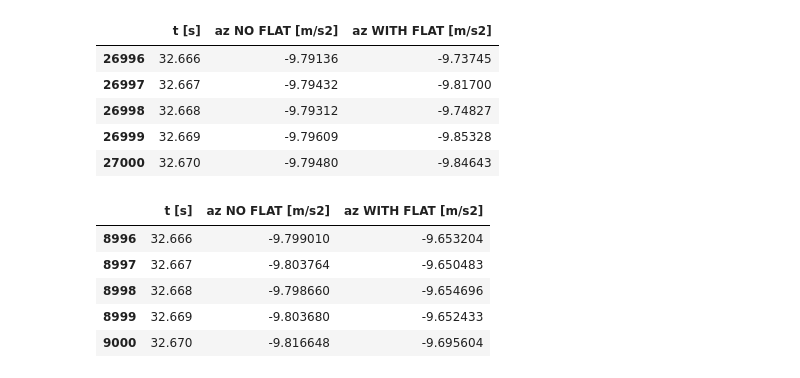
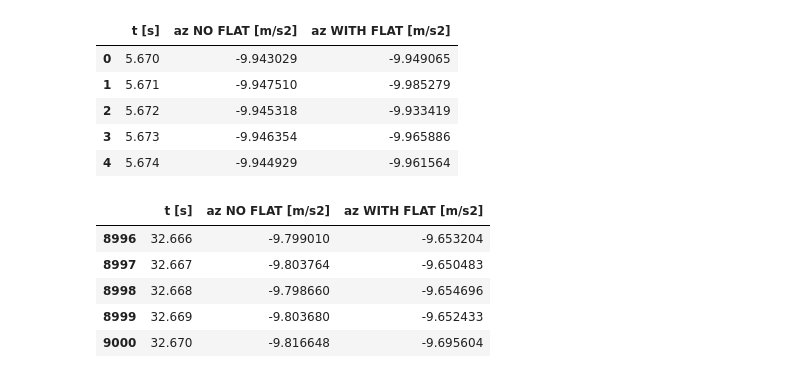
Before and after one commit to androdl96/FlatWheels, a Jupyter notebook: new_simulations.ipynb, the cells around one changed output. Drawn from its saved outputs; the diff is of its cells as text; code cells hidden in the pictures.

```diff
--- a/new_simulations.ipynb
+++ b/new_simulations.ipynb
@@ -6,18 +6,21 @@ from scipy import signal
 # %%
 wf_30_var2060=pd.read_csv("data/WF_L030_W1R_TI_High_VEL020_060_fs1000.csv")
 wf_60_cte20=pd.read_csv("data/WF_L060_W1R_TI_High_VEL020_fs1000.csv")
 wf_30_cte20=pd.read_csv("data/L030_TI_High_VEL020_fs1000.csv")
 
-WF_Sx=(wf_30_cte20,wf_60_cte20,wf_30_var2060)
+wf_30_var2060_27000 = wf_30_var2060.tail(27001)
+wf_30_var2060_27000.reset_index(drop=True, inplace=True)
 
-WF_Sx[0].tail()
+WF_Sx=(wf_30_cte20,wf_60_cte20,wf_30_var2060_27000)
+
+WF_Sx[-1].head()
 # %% [output]
 |  | t [s] | az NO FLAT [m/s2] | az WITH FLAT [m/s2] |
-| 26996 | 32.666 | -9.79136 | -9.73745 |
-| 26997 | 32.667 | -9.79432 | -9.81700 |
-| 26998 | 32.668 | -9.79312 | -9.74827 |
-| 26999 | 32.669 | -9.79609 | -9.85328 |
-| 27000 | 32.670 | -9.79480 | -9.84643 |
+| 0 | 5.670 | -9.943029 | -9.949065 |
+| 1 | 5.671 | -9.947510 | -9.985279 |
+| 2 | 5.672 | -9.945318 | -9.933419 |
+| 3 | 5.673 | -9.946354 | -9.965886 |
+| 4 | 5.674 | -9.944929 | -9.961564 |
 # %%
 n1=pd.read_csv("data/Harmonic_n1_W1R_A001_VEL020_fs1000.csv")
 n2=pd.read_csv("data/Harmonic_n2_W1R_A001_VEL020_fs1000.csv")
```
Also changed, not shown: parts of 3 cells of this notebook.
